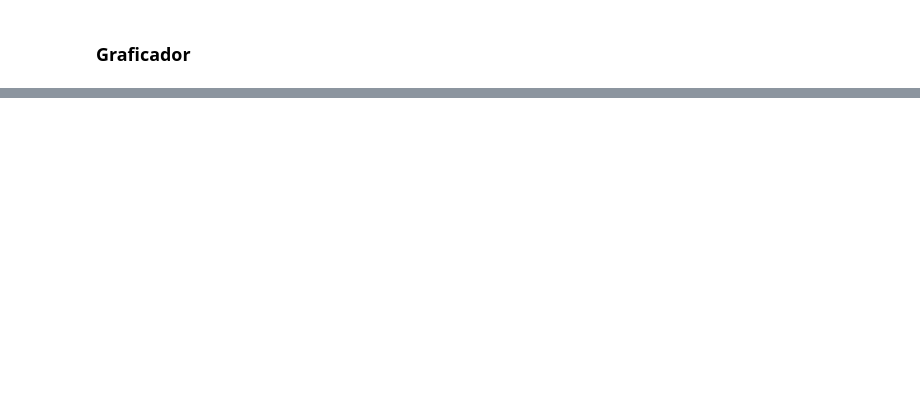
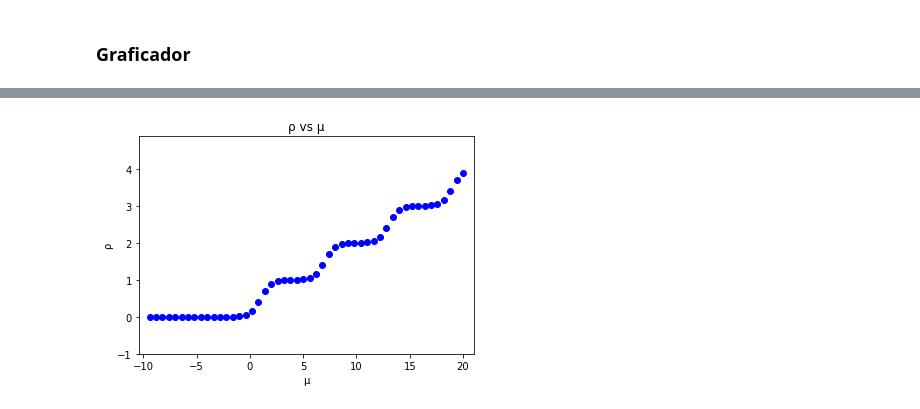
Before and after one commit to Gonen09/infinite-range-hopping-Python, a Jupyter notebook: problema 1.ipynb, the cells around one changed output, grey strips where cells are left out. Cells and saved outputs as stored; diff of their text form; code cells hidden in the pictures; blank space fills up the shorter version.

```diff
--- a/problema 1.ipynb
+++ b/problema 1.ipynb
@@ -108,0 +120,31 @@ else:
+# %%
+def arreglos_B_XY(B, u, lam, N):
+    numero_segmentaciones = 50.0
+    u = -10
+    x = []
+    y = []
+
+    for i in range(int(numero_segmentaciones)):
+        u += 30/numero_segmentaciones
+        try:
+            ro =  f1(B, u, lam, N)/f2(B, u, lam, N)
+            x.append(u)
+            y.append(ro)
+        except ZeroDivisionError:
+            print('Division por cero')
+            break
+        except OverflowError:
+            print('overflow')
+            break
+    return x,y
+# %%
+B = 2  #Temperatura inversa
+U = 0.5
+lam =  3
+N = 10
+K = 0.3 # Entero positivo
+
+x1, y1 = arreglos_B_XY(2, U, lam, N)
+grafica(x1, y1)
+# %% [output]
+[figure, added]
```
Also changed, not shown: parts of 9 cells of this notebook, 1 other file.
